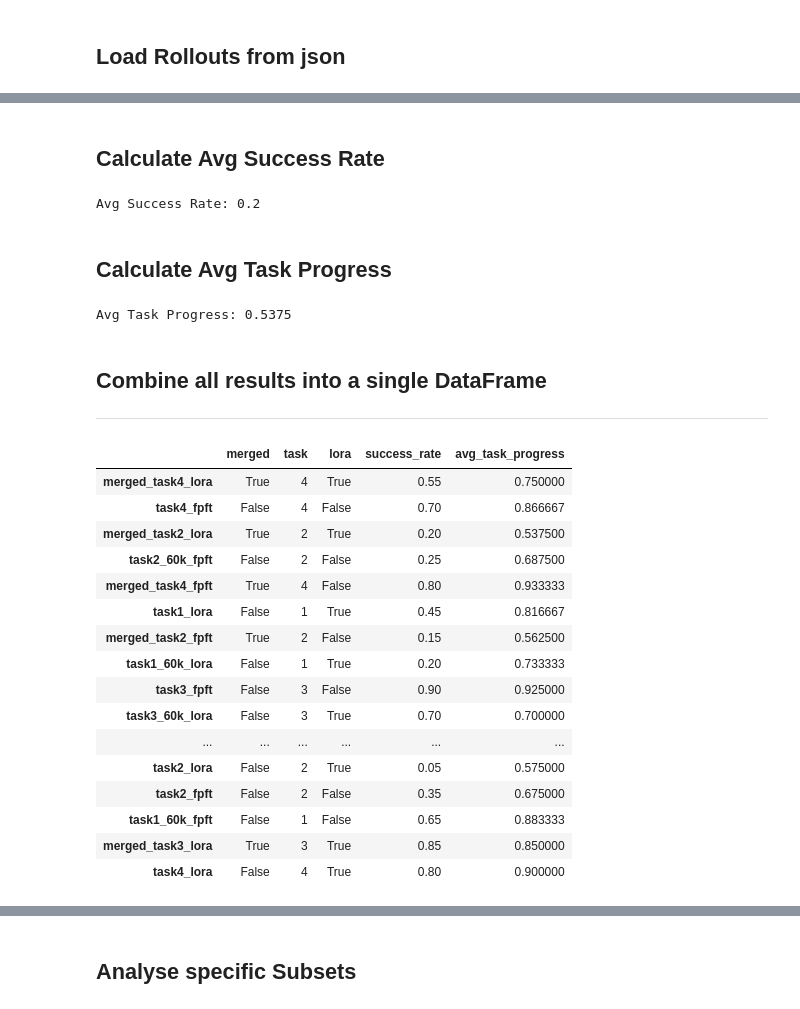
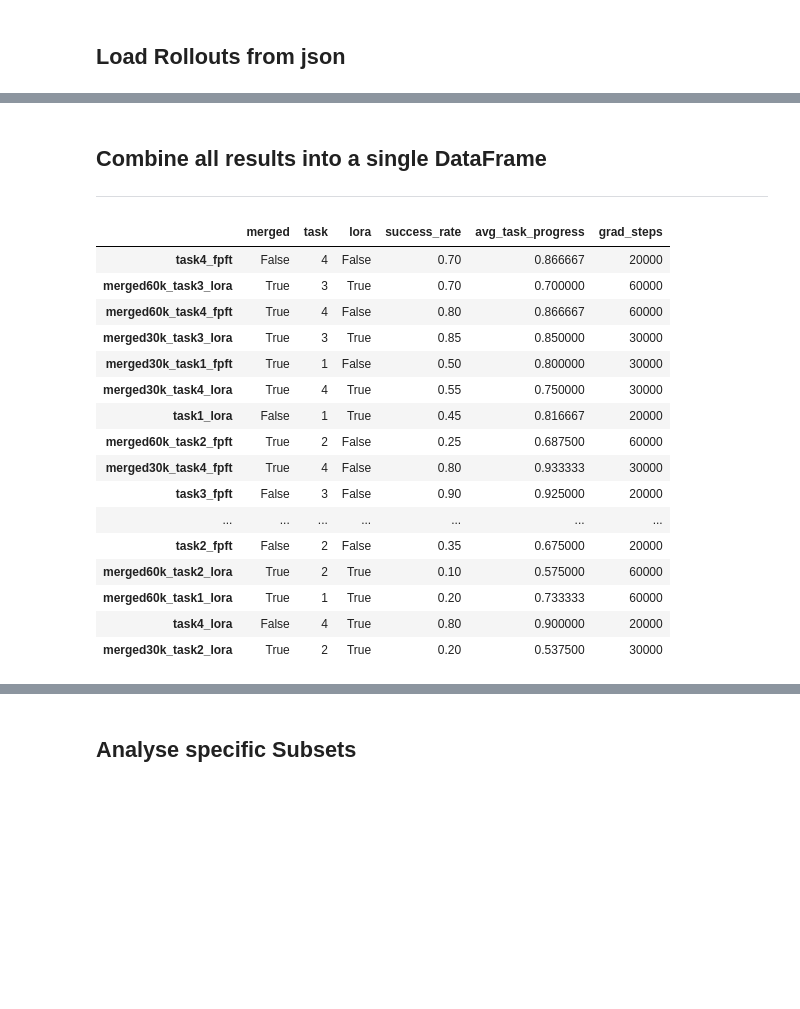
Before and after one commit to F-Fer/lerobot_ur5e_gello, a Jupyter notebook: notebooks/model_performance_analysis.ipynb, the cells around one changed output, grey strips where cells are left out. Saved outputs shown, nothing was run; the diff lists cells and outputs as text; code cells hidden in the pictures; blank space fills up the shorter version.

```diff
--- a/notebooks/model_performance_analysis.ipynb
+++ b/notebooks/model_performance_analysis.ipynb
@@ -34,6 +31,0 @@ print(sorted(results.keys()))
-# %%
-rollout = results["merged_task2_lora"]
-
-df = pd.DataFrame(rollout)
-print(df.shape)
-df.head()
@@ -54,5 +31,0 @@ just to make sure
-# %%
-for i in range(len(df)):
-    df.loc[i, "score"] = df.loc[i, "steps_completed"] / df.loc[i, "total_steps"]
-
-df.tail()
@@ -66,60 +32,52 @@ df.tail()
-# %% [markdown]
-## Calculate Avg Success Rate
-# %%
-avg_success_rate = df["success"].mean()
-print(f"Avg Success Rate: {avg_success_rate}")
-# %% [output]
-Avg Success Rate: 0.2
-# %% [markdown]
-## Calculate Avg Task Progress
-# %%
-avg_task_progress = df["score"].mean()
-print(f"Avg Task Progress: {avg_task_progress}")
-# %% [output]
-Avg Task Progress: 0.5375
 # %% [markdown]
 ## Combine all results into a single DataFrame
 
 ----
 # %%
-df = pd.DataFrame(columns=["merged", "task", "lora", "success_rate", "avg_task_progress"])
+df = pd.DataFrame(columns=["merged", "task", "lora", "success_rate", "avg_task_progress", "grad_steps"])
 for filename, rollout in results.items():
     # Split filename into merged (bool), task (int), lora (bool)
     merged = "merged" in filename
     if merged:
         task = int(filename.split("_")[1][-1])
     else:
         task = int(filename.split("_")[0][-1])
     lora = "lora" in filename
+    if "30k" in filename:
+        grad_steps = 30_000
+    elif "60k" in filename:
+        grad_steps = 60_000
+    else:
+        grad_steps = 20_000
 
     # Create a temp DataFrame from the rollout
     temp = pd.DataFrame(rollout)
     # Recalculate the score
     for i in range(len(temp)):
         temp.loc[i, "score"] = temp.loc[i, "steps_completed"] / temp.loc[i, "total_steps"]
     # Calculate the success rate
     success_rate = temp["success"].mean()
     # Calculate the avg task progress
     avg_task_progress = temp["score"].mean()
     # Add the results to the main DataFrame
-    df.loc[filename] = [merged, task, lora, success_rate, avg_task_progress]
+    df.loc[filename] = [merged, task, lora, success_rate, avg_task_progress, grad_steps]
 
 df
 # %% [output]
-|  | merged | task | lora | success_rate | avg_task_progress |
-| merged_task4_lora | True | 4 | True | 0.55 | 0.750000 |
-| task4_fpft | False | 4 | False | 0.70 | 0.866667 |
-| merged_task2_lora | True | 2 | True | 0.20 | 0.537500 |
-| task2_60k_fpft | False | 2 | False | 0.25 | 0.687500 |
-| merged_task4_fpft | True | 4 | False | 0.80 | 0.933333 |
-| task1_lora | False | 1 | True | 0.45 | 0.816667 |
-| merged_task2_fpft | True | 2 | False | 0.15 | 0.562500 |
-| task1_60k_lora | False | 1 | True | 0.20 | 0.733333 |
-| task3_fpft | False | 3 | False | 0.90 | 0.925000 |
-| task3_60k_lora | False | 3 | True | 0.70 | 0.700000 |
-| ... | ... | ... | ... | ... | ... |
-| task2_lora | False | 2 | True | 0.05 | 0.575000 |
-| task2_fpft | False | 2 | False | 0.35 | 0.675000 |
-| task1_60k_fpft | False | 1 | False | 0.65 | 0.883333 |
-| merged_task3_lora | True | 3 | True | 0.85 | 0.850000 |
-| task4_lora | False | 4 | True | 0.80 | 0.900000 |
+|  | merged | task | lora | success_rate | avg_task_progress | grad_steps |
+| task4_fpft | False | 4 | False | 0.70 | 0.866667 | 20000 |
+| merged60k_task3_lora | True | 3 | True | 0.70 | 0.700000 | 60000 |
+| merged60k_task4_fpft | True | 4 | False | 0.80 | 0.866667 | 60000 |
+| merged30k_task3_lora | True | 3 | True | 0.85 | 0.850000 | 30000 |
+| merged30k_task1_fpft | True | 1 | False | 0.50 | 0.800000 | 30000 |
+| merged30k_task4_lora | True | 4 | True | 0.55 | 0.750000 | 30000 |
+| task1_lora | False | 1 | True | 0.45 | 0.816667 | 20000 |
+| merged60k_task2_fpft | True | 2 | False | 0.25 | 0.687500 | 60000 |
+| merged30k_task4_fpft | True | 4 | False | 0.80 | 0.933333 | 30000 |
+| task3_fpft | False | 3 | False | 0.90 | 0.925000 | 20000 |
+| ... | ... | ... | ... | ... | ... | ... |
+| task2_fpft | False | 2 | False | 0.35 | 0.675000 | 20000 |
+| merged60k_task2_lora | True | 2 | True | 0.10 | 0.575000 | 60000 |
+| merged60k_task1_lora | True | 1 | True | 0.20 | 0.733333 | 60000 |
+| task4_lora | False | 4 | True | 0.80 | 0.900000 | 20000 |
+| merged30k_task2_lora | True | 2 | True | 0.20 | 0.537500 | 30000 |
```
Also changed, not shown: parts of 19 cells of this notebook.
